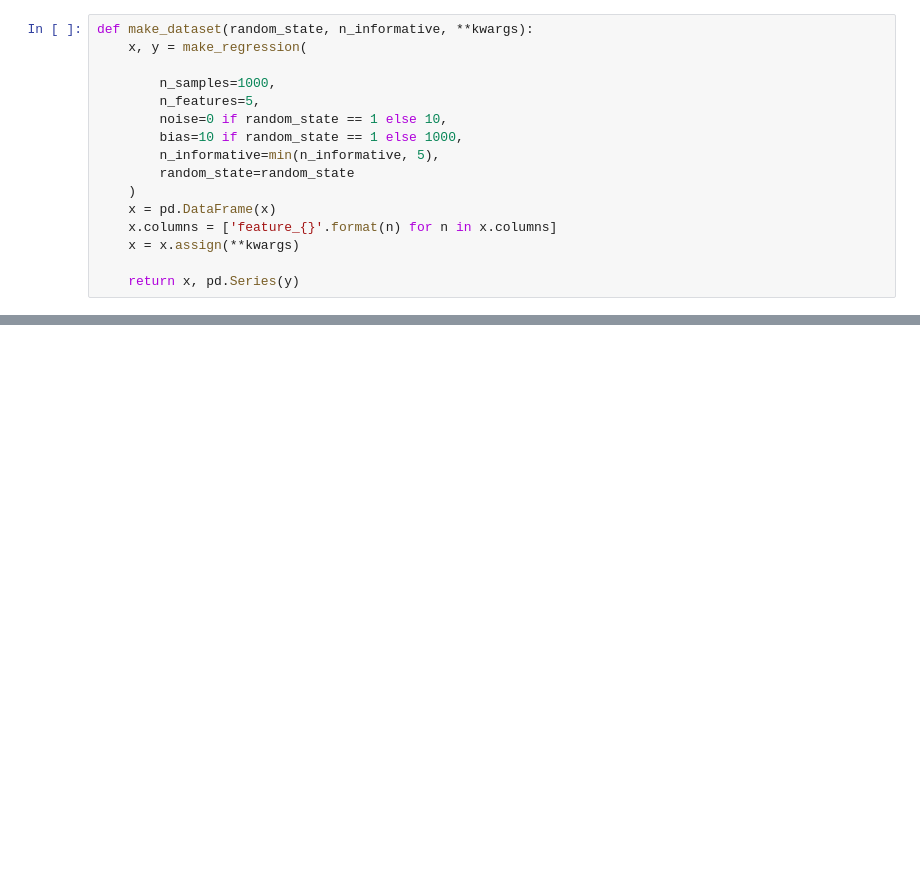
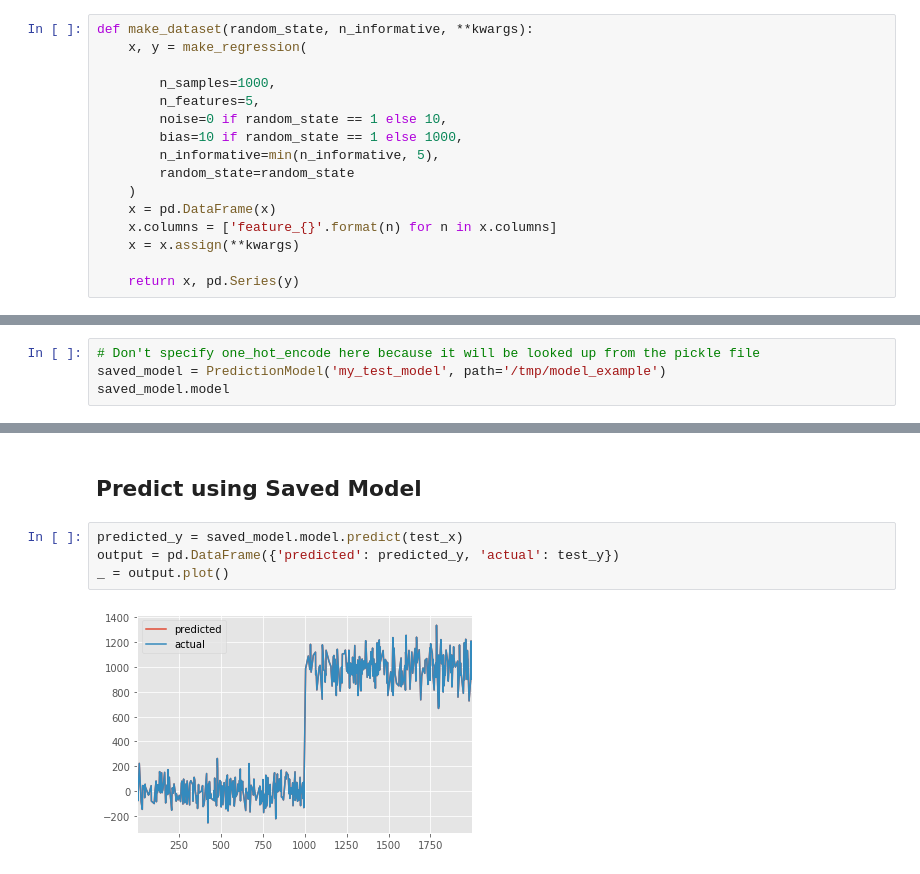
Before and after one commit to visualfabriq/portalytics, a Jupyter notebook: example_notebooks/feature_subset model_and_transformation_example.ipynb, the cells around one changed output, grey strips where cells are left out. Saved outputs shown, nothing was run; the diff lists cells and outputs as text; blank space fills up the shorter version.

```diff
--- a/example_notebooks/feature_subset model_and_transformation_example.ipynb
+++ b/example_notebooks/feature_subset model_and_transformation_example.ipynb
@@ -196,0 +134,4 @@ print('10-fold Cross-Validation scores:\n{}'.format(scores))
+# %%
+# Don't specify one_hot_encode here because it will be looked up from the pickle file
+saved_model = PredictionModel('my_test_model', path='/tmp/model_example')
+saved_model.model
@@ -196,0 +166,8 @@ print('10-fold Cross-Validation scores:\n{}'.format(scores))
+# %% [markdown]
+## Predict using Saved Model
+# %%
+predicted_y = saved_model.model.predict(test_x)
+output = pd.DataFrame({'predicted': predicted_y, 'actual': test_y})
+_ = output.plot()
+# %% [output]
+[figure, added]
```
Also changed, not shown: parts of 22 cells of this notebook, 1 other file.
